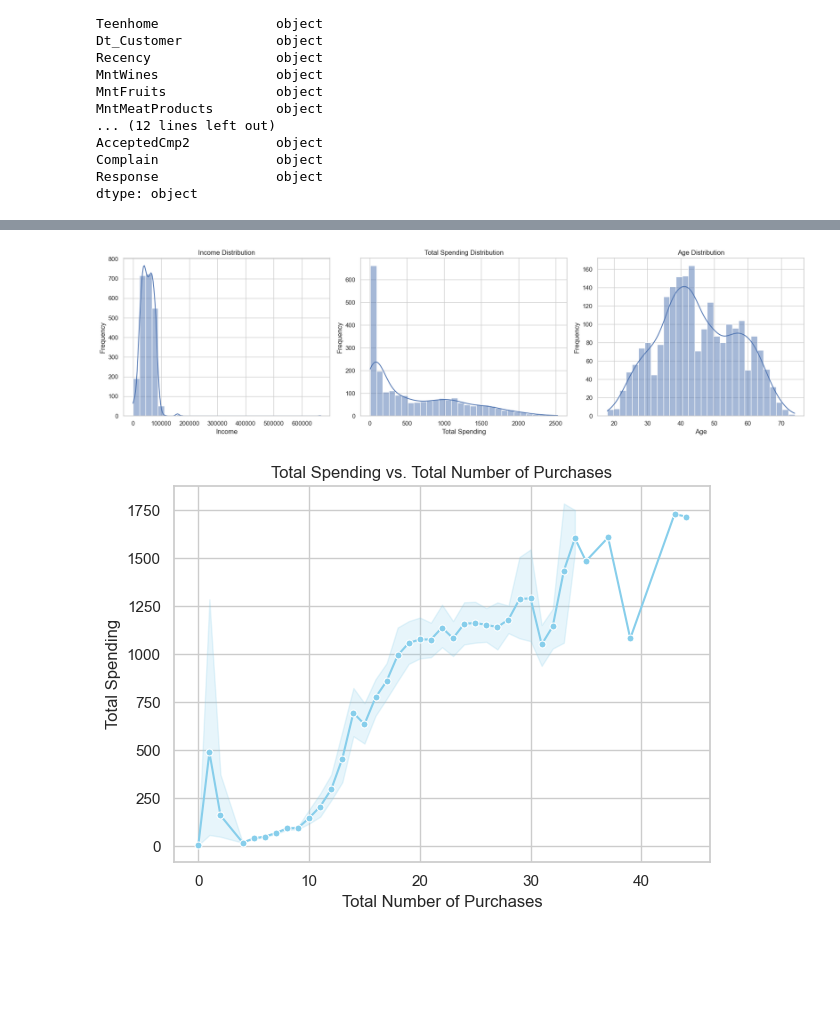
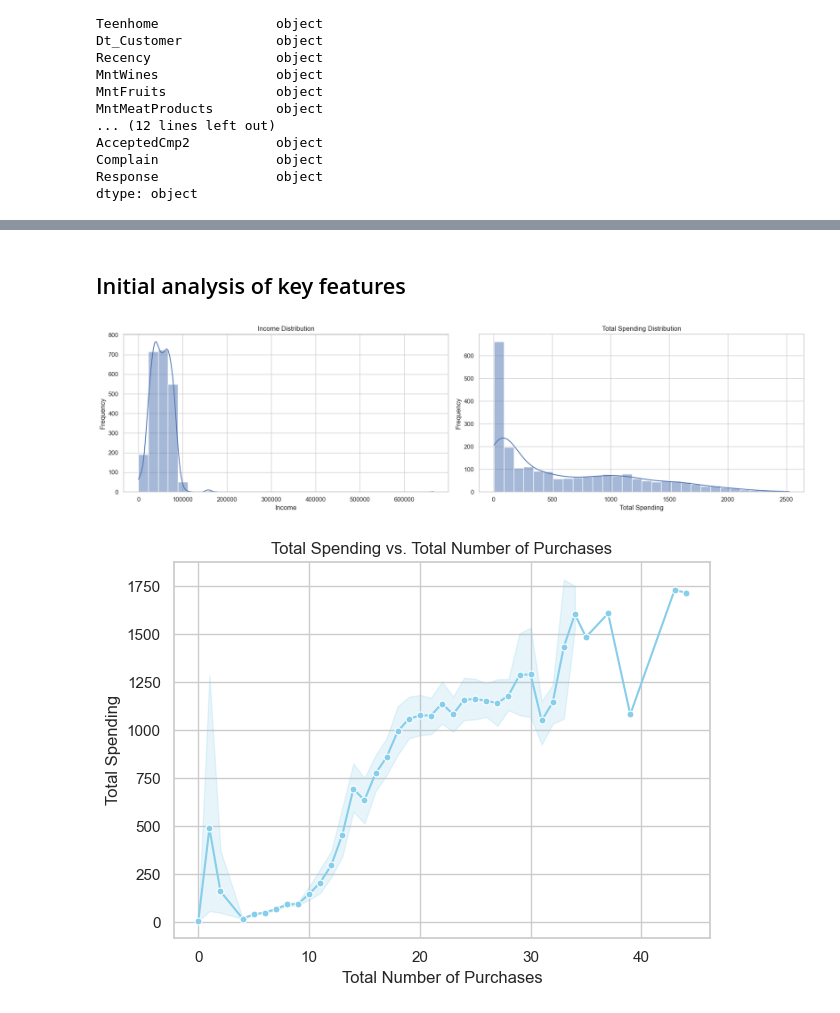
Before and after one commit to OmarEmad313/Data-Analysis-Projects, a Jupyter notebook: Customer personality analysis/customer personality analysis.ipynb, the cells around one changed output, grey strips where cells are left out. Cells and saved outputs as stored; diff of their text form; code cells hidden in the pictures; blank space fills up the shorter version.

```diff
--- a/Customer personality analysis/customer personality analysis.ipynb
+++ b/Customer personality analysis/customer personality analysis.ipynb
@@ -345,33 +288,30 @@ df.describe()
+# %% [markdown]
+## Initial analysis of key features
 # %%
 
 # Set the aesthetic style of the plots
 sns.set_style("whitegrid")
 
 # Histograms for Income, TotalSpending, and Age
-fig, ax = plt.subplots(1, 3, figsize=(18, 5))
+fig, ax = plt.subplots(1,2, figsize=(18, 5))
 
 # Income Distribution
 sns.histplot(df['Income'], bins=30, kde=True, ax=ax[0])
 ax[0].set_title('Income Distribution')
 ax[0].set_xlabel('Income')
 ax[0].set_ylabel('Frequency')
 
 # Total Spending Distribution
 sns.histplot(df['TotalSpending'], bins=30, kde=True, ax=ax[1])
 ax[1].set_title('Total Spending Distribution')
 ax[1].set_xlabel('Total Spending')
 ax[1].set_ylabel('Frequency')
 
-# Age Distribution
-sns.histplot(df['Age'], bins=30, kde=True, ax=ax[2])
-ax[2].set_title('Age Distribution')
-ax[2].set_xlabel('Age')
-ax[2].set_ylabel('Frequency')
 
 plt.tight_layout()
 plt.show()
 # %% [output]
-[figure, old version]
+[figure, new version]
 # %%
 df[['TotalNumberOfPurchases', 'TotalSpending']].corr()
 sns.lineplot(x='TotalNumberOfPurchases', y='TotalSpending', data=df, marker='o', markersize=5, color='skyblue')
```
Also changed, not shown: parts of 38 cells of this notebook, 2 other files.
